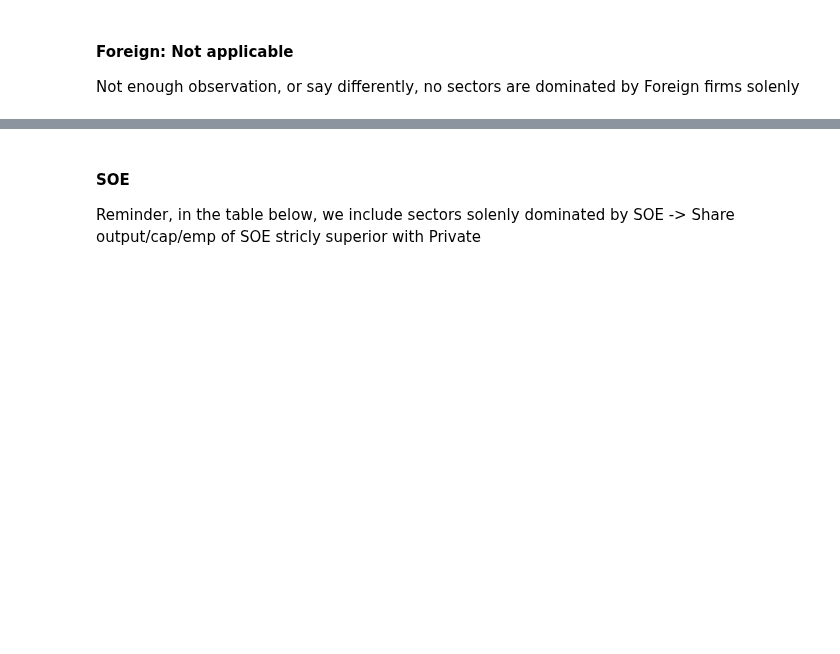
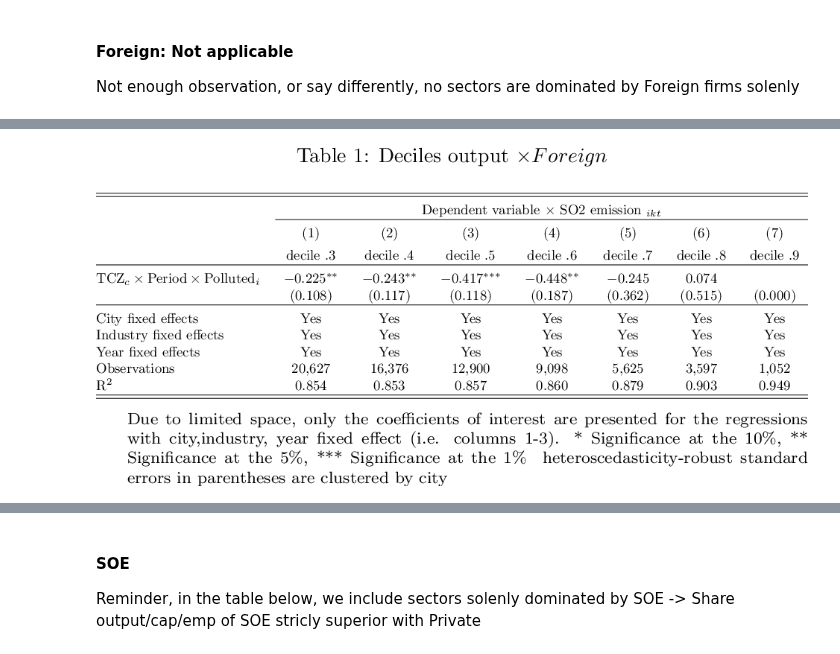
Before and after one commit to thomaspernet/SBC_pollution_China, a Jupyter notebook: Data_analysis/08_SBC_pollution_China_Revision_New_tables_i.ipynb, the cells around one changed output, grey strips where cells are left out. Drawn from its saved outputs; the diff is of its cells as text; code cells hidden in the pictures; blank space fills up the shorter version.

Commit message:
Add decile analysis

```diff
--- a/Data_analysis/08_SBC_pollution_China_Revision_New_tables_i.ipynb
+++ b/Data_analysis/08_SBC_pollution_China_Revision_New_tables_i.ipynb
@@ -397,5 +492,5 @@ df_share_soe['rank_share_output_i'].value_counts().sort_index()
 # %%
-df_share_soe = (df_share_soe
+df_share_soe_ = (df_share_soe
  .set_index(['industry', 'OWNERSHIP'])
  .drop(columns = ['rank_share_output_i',
                   'rank_share_capital_i',
@@ -422,4 +517,4 @@ df_share_soe = (df_share_soe
 )
 
 for i in ['output','capital', 'employment']:
-    print(df_share_soe[i].value_counts().sort_index())
+    print(df_share_soe_[i].value_counts().sort_index())
@@ -481,4 +618,5 @@ df_final_SOE = (df_final.merge(
                 #    x['rank_share_output_i'].fillna(0),
                 #)
 )
-df_final_SOE['output'].value_counts()
+for i in ['output', 'capital', 'employment']:
+    print(df_final_SOE[i].value_counts())
@@ -516,4 +660,5 @@ df_final_FOREIGN = (df_final.merge(
                 #)
 
 )
-df_final_FOREIGN['output'].value_counts()
+for i in ['output', 'capital', 'employment']:
+    print(df_final_FOREIGN[i].value_counts())
@@ -543,14 +700,14 @@ for (i in seq(3, 9)){
                   + output_fcit + capital_fcit + labour_fcit
                   |
              FE_t_c + FE_t_i + FE_c_i  | 0 |
-             industry, data= df_herfhindal_r %>% filter(decile_herfhindal_i < i),
+             industry, data= df_herfhindal_r %>% filter(decile_herfhindal_i > i),
              exactDOF=TRUE)
 
     t2 <- felm(formula=log(tso2_cit) ~ TCZ_c * Period *polluted_thre * out_share_SOE
                   + output_fcit + capital_fcit + labour_fcit
                   |
              FE_t_c + FE_t_i + FE_c_i  | 0 |
-             industry, data= df_herfhindal_r %>% filter(decile_herfhindal_i < i),
+             industry, data= df_herfhindal_r %>% filter(decile_herfhindal_i > i),
              exactDOF=TRUE)
 
     l[[i - 2]] <- t1
@@ -565,7 +722,7 @@ for (i in seq(3, 9)){
                   + output_fcit + capital_fcit + labour_fcit
                   |
              FE_t_c + FE_t_i + FE_c_i  | 0 |
-             industry, data= df_herfhindal_r %>% filter(decile_herfhindal_i < i),
+             industry, data= df_herfhindal_r %>% filter(decile_herfhindal_i > i),
              exactDOF=TRUE)
 
     l2[[i - 2]] <- t1
@@ -579,7 +736,7 @@ for (i in seq(3, 9)){
                   + output_fcit + capital_fcit + labour_fcit
                   |
              FE_t_c + FE_t_i + FE_c_i  | 0 |
-             industry, data= df_herfhindal_r %>% filter(decile_herfhindal_i < i),
+             industry, data= df_herfhindal_r %>% filter(decile_herfhindal_i > i),
              exactDOF=TRUE)
 
     l3[[i - 2]] <- t1
@@ -688,0 +972,23 @@ Not enough observation, or say differently, no sectors are dominated by Foreign
+# %%
+import os
+decile=['& decile .3', 'decile .4',
+        'decile .5','decile .6', ' decile .7',
+       'decile .8','decile .9']
+
+tb = """\\footnotesize{
+Due to limited space, only the coefficients of interest are presented
+for the regressions with city,industry, year fixed effect (i.e. columns 1-3).
+\sym{*} Significance at the 10\%, \sym{**} Significance at the 5\%, \sym{***} Significance at the 1\% \\
+heteroscedasticity-robust standard errors in parentheses are clustered by city
+}
+"""
+lb.beautify(table_number = 5,
+            remove_control= True,
+            constraint = False,
+            city_industry = False,
+            new_row = decile,
+            table_nte =tb,
+           jupyter_preview = True,
+           resolution = 200)
+# %% [output]
+[figure, added]
```
Also changed, not shown: parts of 44 cells of this notebook, 1 other file.
